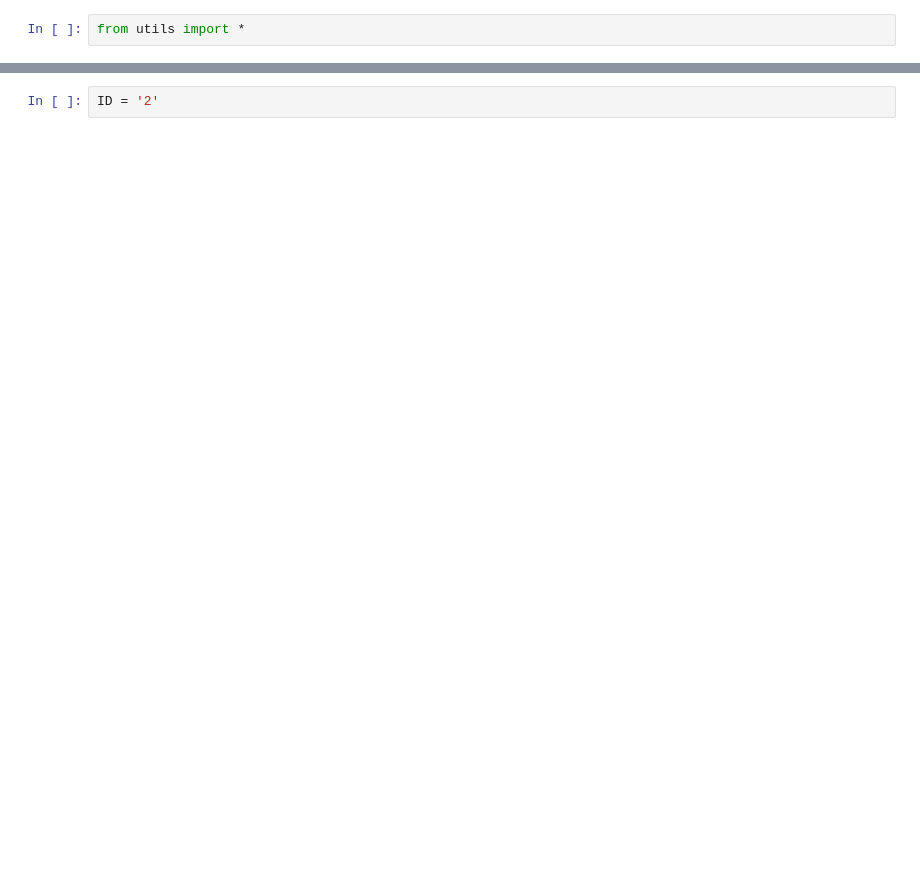
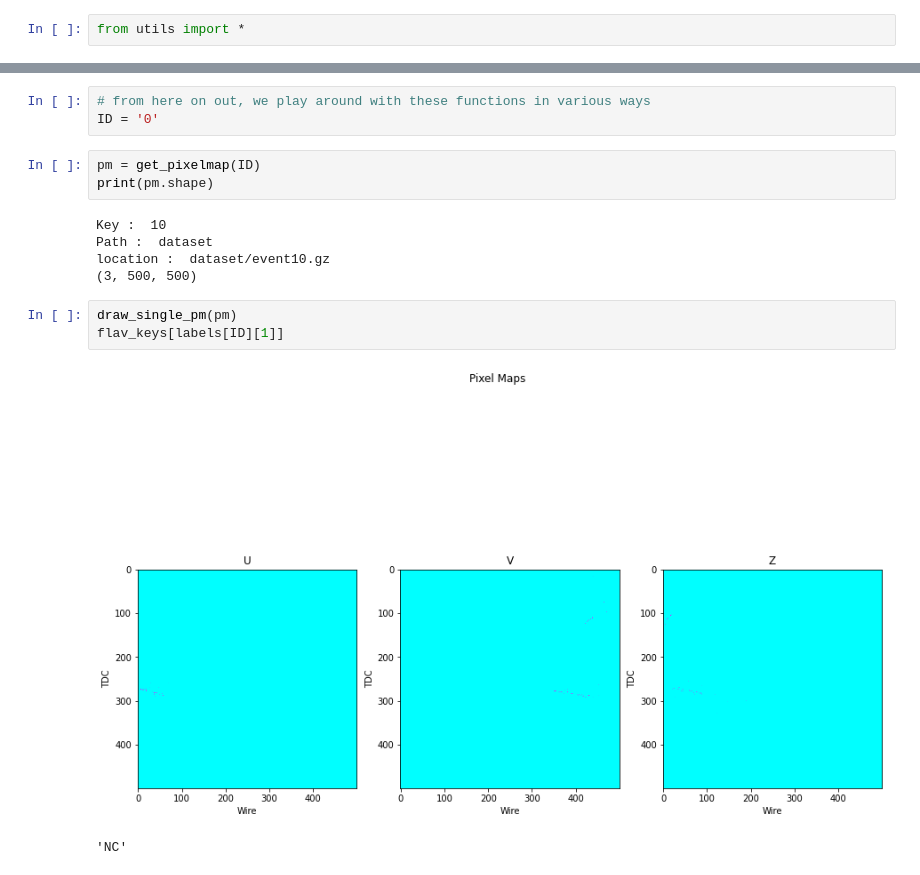
Before and after one commit to nitish-nayak/dune-cvn, a Jupyter notebook: test_dune_cvn.ipynb, the cells around one changed output, grey strips where cells are left out. Drawn from its saved outputs; the diff is of its cells as text; blank space fills up the shorter version.

```diff
--- a/test_dune_cvn.ipynb
+++ b/test_dune_cvn.ipynb
@@ -71,5 +155,20 @@ model = get_model()
 # %%
-ID = '2'
+# from here on out, we play around with these functions in various ways
+ID = '0'
+# %%
+pm = get_pixelmap(ID)
+print(pm.shape)
+# %% [output]
+Key :  10
+Path :  dataset
+location :  dataset/event10.gz
+(3, 500, 500)
+# %%
+draw_single_pm(pm)
+flav_keys[labels[ID][1]]
+# %% [output]
+[figure, added]
+'NC'
 # %%
 pm = get_pixelmap(ID)
 scores = model.predict(convert_pm(pm))
```
Also changed, not shown: parts of 17 cells of this notebook.
